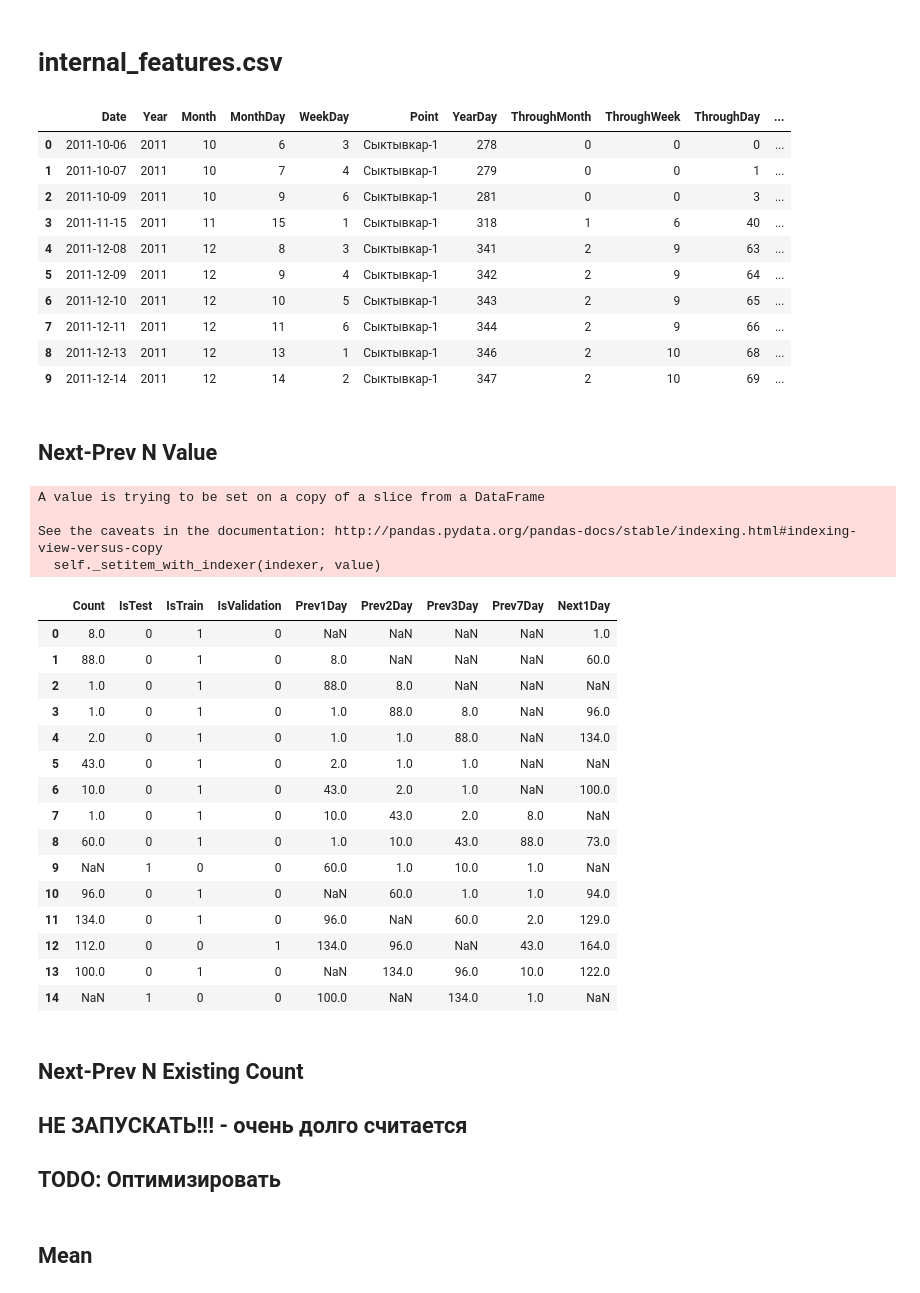
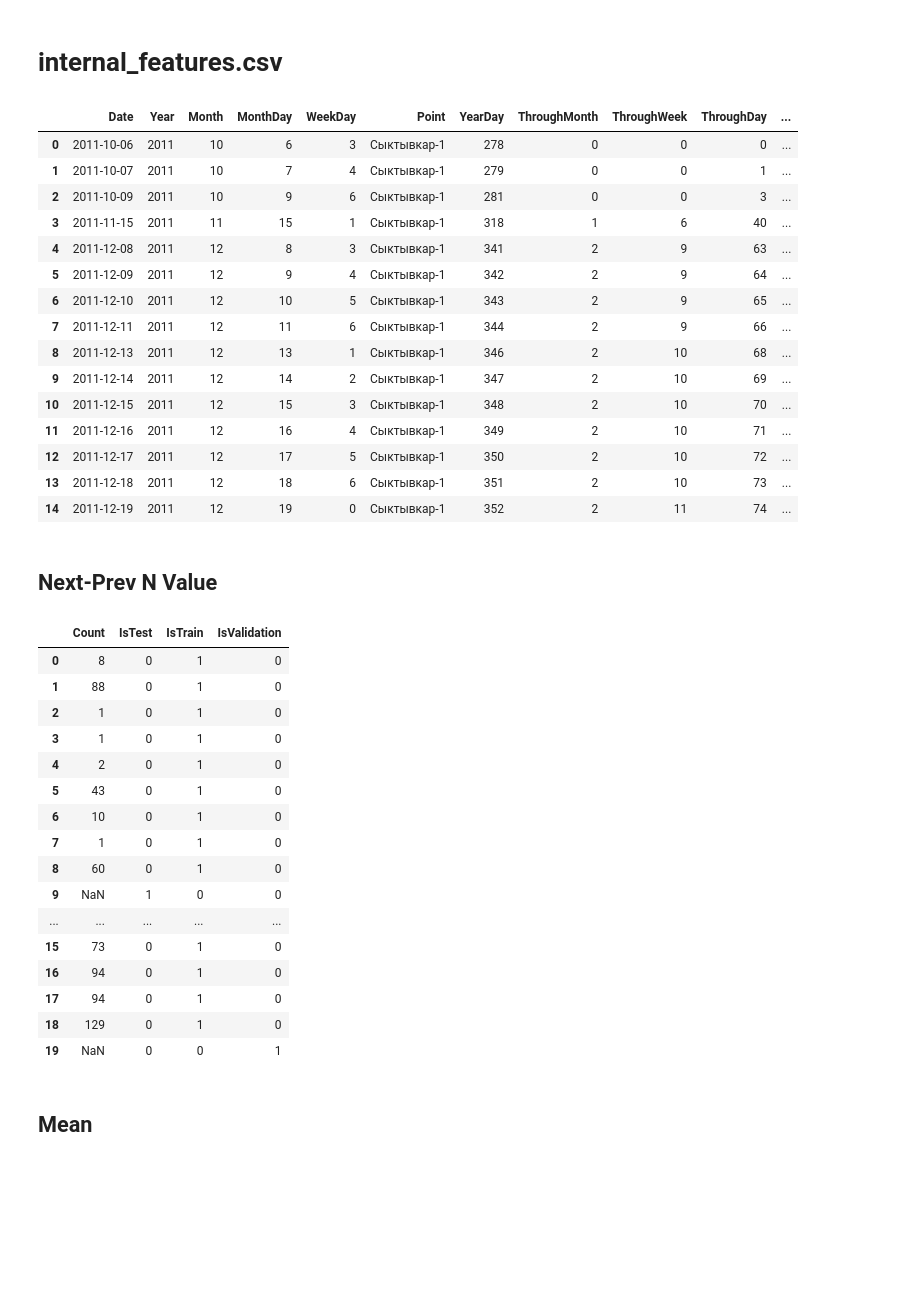
Before and after one commit to laol777/dodo, a Jupyter notebook: tranform_data.ipynb, the cells around one changed output. Cells and saved outputs as stored; diff of their text form; code cells hidden in the pictures; blank space fills up the shorter version.

Commit message:
fix transform data function

```diff
--- a/tranform_data.ipynb
+++ b/tranform_data.ipynb
@@ -102,0 +90,2 @@ target.to_csv('data_transform/target.csv', index = None)
+# %%
+target.Count.loc[target.Count[target.IsValidation == 1].index] = np.nan
@@ -184,5 +151,5 @@ src.loc[validationIndex, 'Count'] = None
 # %%
-src.head(10)
+src.head(15)
 # %% [output]
 |  | Date | Year | Month | MonthDay | WeekDay | Point | YearDay | ThroughMonth | ThroughWeek | ThroughDay | ... |
 | 0 | 2011-10-06 | 2011 | 10 | 6 | 3 | Сыктывкар-1 | 278 | 0 | 0 | 0 | ... |
@@ -195,4 +162,9 @@ src.head(10)
 | 7 | 2011-12-11 | 2011 | 12 | 11 | 6 | Сыктывкар-1 | 344 | 2 | 9 | 66 | ... |
 | 8 | 2011-12-13 | 2011 | 12 | 13 | 1 | Сыктывкар-1 | 346 | 2 | 10 | 68 | ... |
 | 9 | 2011-12-14 | 2011 | 12 | 14 | 2 | Сыктывкар-1 | 347 | 2 | 10 | 69 | ... |
+| 10 | 2011-12-15 | 2011 | 12 | 15 | 3 | Сыктывкар-1 | 348 | 2 | 10 | 70 | ... |
+| 11 | 2011-12-16 | 2011 | 12 | 16 | 4 | Сыктывкар-1 | 349 | 2 | 10 | 71 | ... |
+| 12 | 2011-12-17 | 2011 | 12 | 17 | 5 | Сыктывкар-1 | 350 | 2 | 10 | 72 | ... |
+| 13 | 2011-12-18 | 2011 | 12 | 18 | 6 | Сыктывкар-1 | 351 | 2 | 10 | 73 | ... |
+| 14 | 2011-12-19 | 2011 | 12 | 19 | 0 | Сыктывкар-1 | 352 | 2 | 11 | 74 | ... |
 # %% [markdown]
@@ -218,18 +190,13 @@ def GetValueForNPrevNextDay(n, target, src):
     del targetCopy["Point"]
     return targetCopy[prefics + str(abs(n)) + "Day"]
 # %%
-target["Prev1Day"] = GetValueForNPrevNextDay(1, target, src)
-target["Prev2Day"] = GetValueForNPrevNextDay(2, target, src)
-target["Prev3Day"] = GetValueForNPrevNextDay(3, target, src)
-target["Prev7Day"] = GetValueForNPrevNextDay(7, target, src)
+#target["Prev1Day"] = GetValueForNPrevNextDay(1, target, src)
+#target["Prev2Day"] = GetValueForNPrevNextDay(2, target, src)
+#target["Prev3Day"] = GetValueForNPrevNextDay(3, target, src)
+#target["Prev7Day"] = GetValueForNPrevNextDay(7, target, src)
-# %% [output]
-A value is trying to be set on a copy of a slice from a DataFrame
-
-See the caveats in the documentation: http://pandas.pydata.org/pandas-docs/stable/indexing.html#indexing-view-versus-copy
-  self._setitem_with_indexer(indexer, value)
 # %%
-target["Next1Day"] = GetValueForNPrevNextDay(-1, target, src)
-target["Next1Day"] = GetValueForNPrevNextDay(-2, target, src)
-target["Next1Day"] = GetValueForNPrevNextDay(-3, target, src)
-target["Next1Day"] = GetValueForNPrevNextDay(-7, target, src)
+#target["Next1Day"] = GetValueForNPrevNextDay(-1, target, src)
+#target["Next2Day"] = GetValueForNPrevNextDay(-2, target, src)
+#target["Next3Day"] = GetValueForNPrevNextDay(-3, target, src)
+#target["Next7Day"] = GetValueForNPrevNextDay(-7, target, src)
 # %%
@@ -237,23 +204,20 @@ target.to_csv('data_transform/target.csv', index = None)
 # %%
-target.head(15)
+target.head(20)
 # %% [output]
-|  | Count | IsTest | IsTrain | IsValidation | Prev1Day | Prev2Day | Prev3Day | Prev7Day | Next1Day |
-| 0 | 8.0 | 0 | 1 | 0 | NaN | NaN | NaN | NaN | 1.0 |
-| 1 | 88.0 | 0 | 1 | 0 | 8.0 | NaN | NaN | NaN | 60.0 |
-| 2 | 1.0 | 0 | 1 | 0 | 88.0 | 8.0 | NaN | NaN | NaN |
-| 3 | 1.0 | 0 | 1 | 0 | 1.0 | 88.0 | 8.0 | NaN | 96.0 |
-| 4 | 2.0 | 0 | 1 | 0 | 1.0 | 1.0 | 88.0 | NaN | 134.0 |
-| 5 | 43.0 | 0 | 1 | 0 | 2.0 | 1.0 | 1.0 | NaN | NaN |
-| 6 | 10.0 | 0 | 1 | 0 | 43.0 | 2.0 | 1.0 | NaN | 100.0 |
-| 7 | 1.0 | 0 | 1 | 0 | 10.0 | 43.0 | 2.0 | 8.0 | NaN |
-| 8 | 60.0 | 0 | 1 | 0 | 1.0 | 10.0 | 43.0 | 88.0 | 73.0 |
-| 9 | NaN | 1 | 0 | 0 | 60.0 | 1.0 | 10.0 | 1.0 | NaN |
-| 10 | 96.0 | 0 | 1 | 0 | NaN | 60.0 | 1.0 | 1.0 | 94.0 |
-| 11 | 134.0 | 0 | 1 | 0 | 96.0 | NaN | 60.0 | 2.0 | 129.0 |
-| 12 | 112.0 | 0 | 0 | 1 | 134.0 | 96.0 | NaN | 43.0 | 164.0 |
-| 13 | 100.0 | 0 | 1 | 0 | NaN | 134.0 | 96.0 | 10.0 | 122.0 |
-| 14 | NaN | 1 | 0 | 0 | 100.0 | NaN | 134.0 | 1.0 | NaN |
+|  | Count | IsTest | IsTrain | IsValidation |
+| 0 | 8 | 0 | 1 | 0 |
+| 1 | 88 | 0 | 1 | 0 |
+| 2 | 1 | 0 | 1 | 0 |
+| 3 | 1 | 0 | 1 | 0 |
+| 4 | 2 | 0 | 1 | 0 |
+| 5 | 43 | 0 | 1 | 0 |
+| 6 | 10 | 0 | 1 | 0 |
+| 7 | 1 | 0 | 1 | 0 |
+| 8 | 60 | 0 | 1 | 0 |
+| 9 | NaN | 1 | 0 | 0 |
+| ... | ... | ... | ... | ... |
+| 15 | 73 | 0 | 1 | 0 |
+| 16 | 94 | 0 | 1 | 0 |
+| 17 | 94 | 0 | 1 | 0 |
+| 18 | 129 | 0 | 1 | 0 |
+| 19 | NaN | 0 | 0 | 1 |
-# %% [markdown]
-##  Next-Prev N Existing Count
-## НЕ ЗАПУСКАТЬ!!! - очень долго считается
-## TODO: Оптимизировать
```
Also changed, not shown: parts of 47 cells of this notebook, 10 other files.
